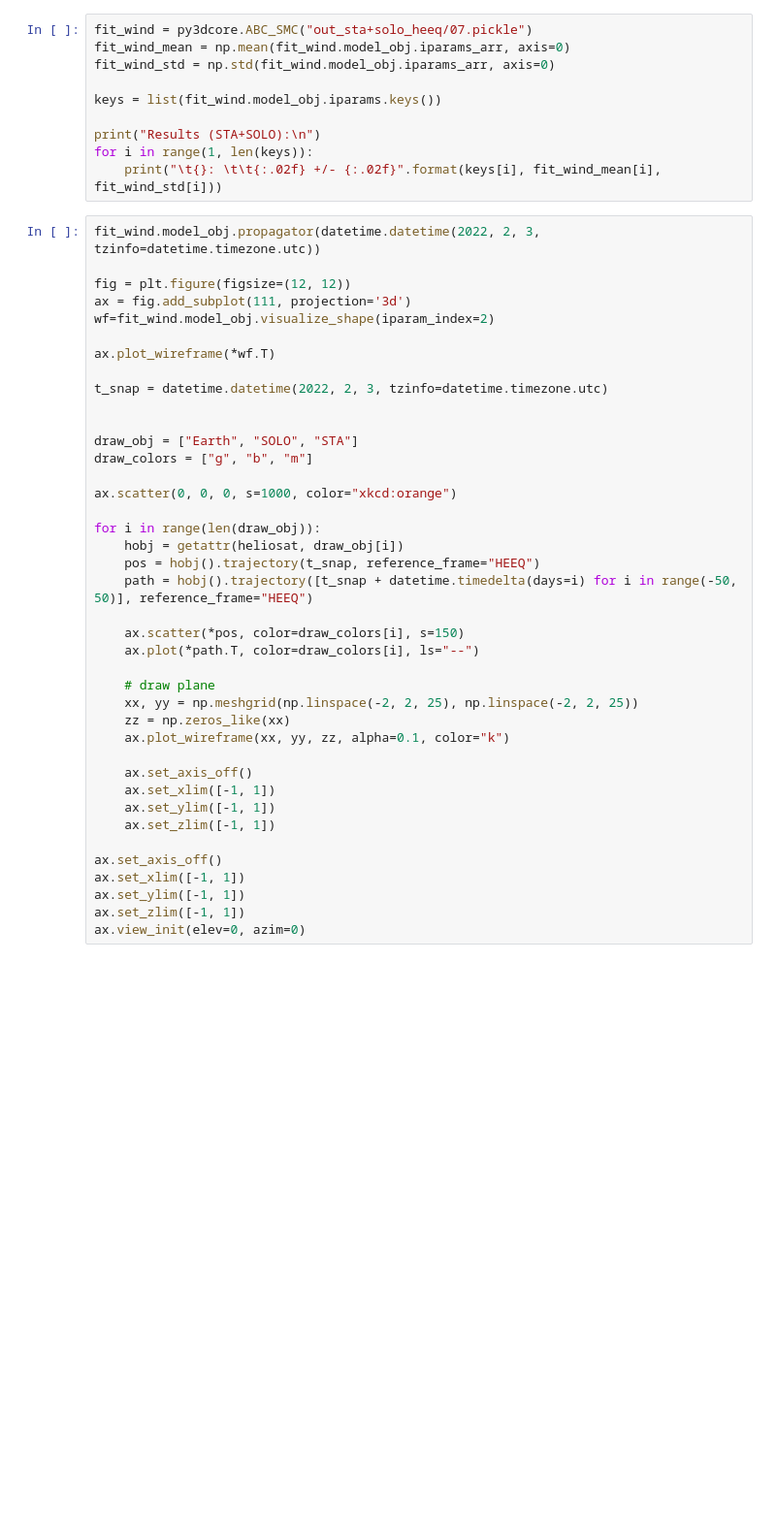
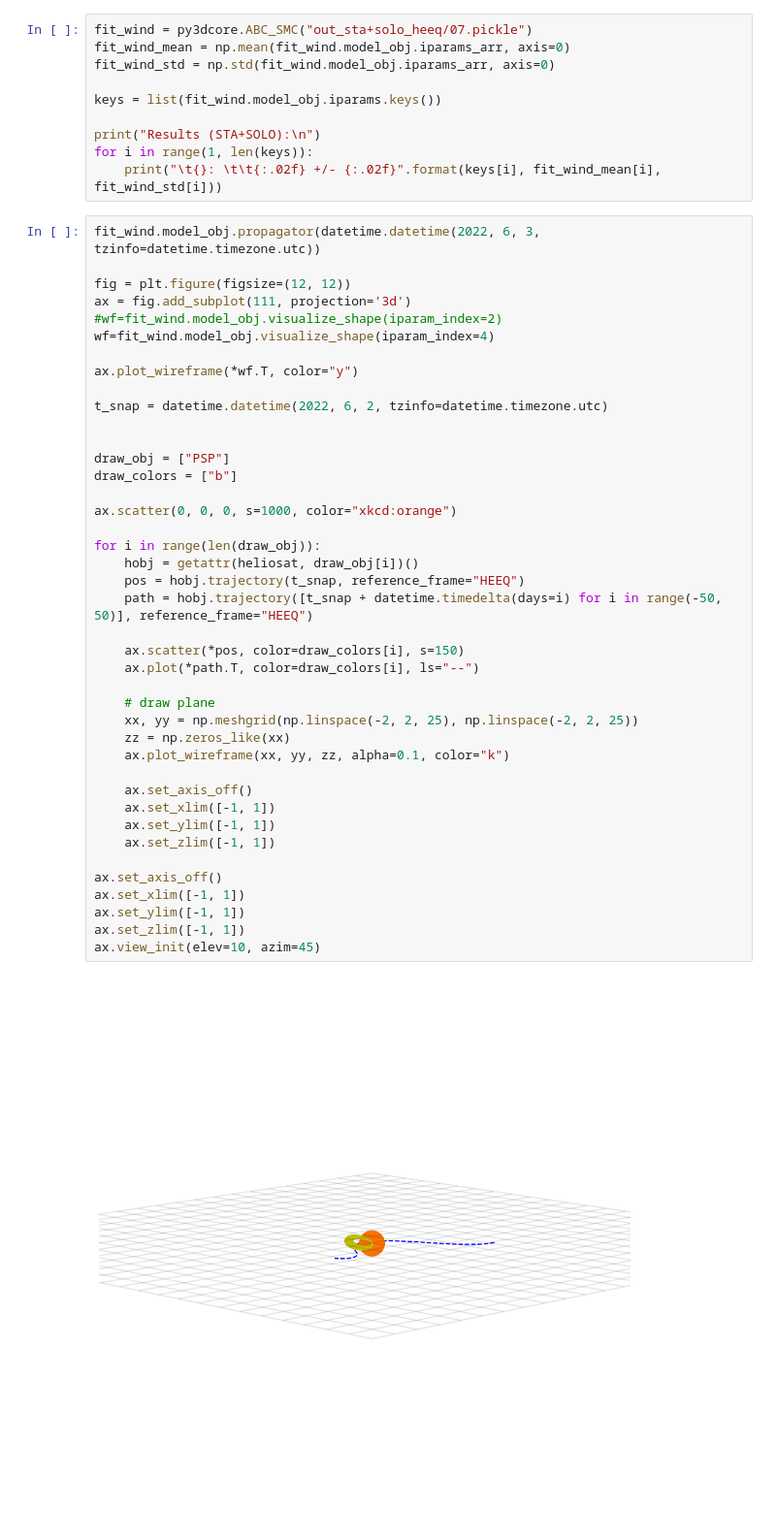
Before and after one commit to helioforecast/py3DCORE, a Jupyter notebook: reader.ipynb, the cells around one changed output. Shown: that part at 97% size. Cells and saved outputs as stored; diff of their text form; blank space fills up the shorter version.

Commit message:
plotting PSP event

```diff
--- a/reader.ipynb
+++ b/reader.ipynb
@@ -358,45 +358,48 @@ print("Results (STA+SOLO):\n")
 for i in range(1, len(keys)):
     print("\t{}: \t\t{:.02f} +/- {:.02f}".format(keys[i], fit_wind_mean[i], fit_wind_std[i]))
 # %%
-fit_wind.model_obj.propagator(datetime.datetime(2022, 2, 3, tzinfo=datetime.timezone.utc))
+fit_wind.model_obj.propagator(datetime.datetime(2022, 6, 3, tzinfo=datetime.timezone.utc))
 
 fig = plt.figure(figsize=(12, 12))
 ax = fig.add_subplot(111, projection='3d')
-wf=fit_wind.model_obj.visualize_shape(iparam_index=2)
+#wf=fit_wind.model_obj.visualize_shape(iparam_index=2)
+wf=fit_wind.model_obj.visualize_shape(iparam_index=4)
 
-ax.plot_wireframe(*wf.T)
+ax.plot_wireframe(*wf.T, color="y")
 
-t_snap = datetime.datetime(2022, 2, 3, tzinfo=datetime.timezone.utc)
+t_snap = datetime.datetime(2022, 6, 2, tzinfo=datetime.timezone.utc)
 
 
-draw_obj = ["Earth", "SOLO", "STA"]
-draw_colors = ["g", "b", "m"]
+draw_obj = ["PSP"]
+draw_colors = ["b"]
 
 ax.scatter(0, 0, 0, s=1000, color="xkcd:orange")
 
 for i in range(len(draw_obj)):
-    hobj = getattr(heliosat, draw_obj[i])
-    pos = hobj().trajectory(t_snap, reference_frame="HEEQ")
-    path = hobj().trajectory([t_snap + datetime.timedelta(days=i) for i in range(-50, 50)], reference_frame="HEEQ")
+    hobj = getattr(heliosat, draw_obj[i])()
+    pos = hobj.trajectory(t_snap, reference_frame="HEEQ")
+    path = hobj.trajectory([t_snap + datetime.timedelta(days=i) for i in range(-50, 50)], reference_frame="HEEQ")
 
     ax.scatter(*pos, color=draw_colors[i], s=150)
     ax.plot(*path.T, color=draw_colors[i], ls="--")
 
     # draw plane
     xx, yy = np.meshgrid(np.linspace(-2, 2, 25), np.linspace(-2, 2, 25))
     zz = np.zeros_like(xx)
     ax.plot_wireframe(xx, yy, zz, alpha=0.1, color="k")
 
     ax.set_axis_off()
     ax.set_xlim([-1, 1])
     ax.set_ylim([-1, 1])
     ax.set_zlim([-1, 1])
 
 ax.set_axis_off()
 ax.set_xlim([-1, 1])
 ax.set_ylim([-1, 1])
 ax.set_zlim([-1, 1])
-ax.view_init(elev=0, azim=0)
+ax.view_init(elev=10, azim=45)
+# %% [output]
+[figure, added]
 # %%
 fit_wind.model_obj.propagator(datetime.datetime(2022, 2, 3, tzinfo=datetime.timezone.utc))
 
```
Also changed, not shown: 14 other files.
